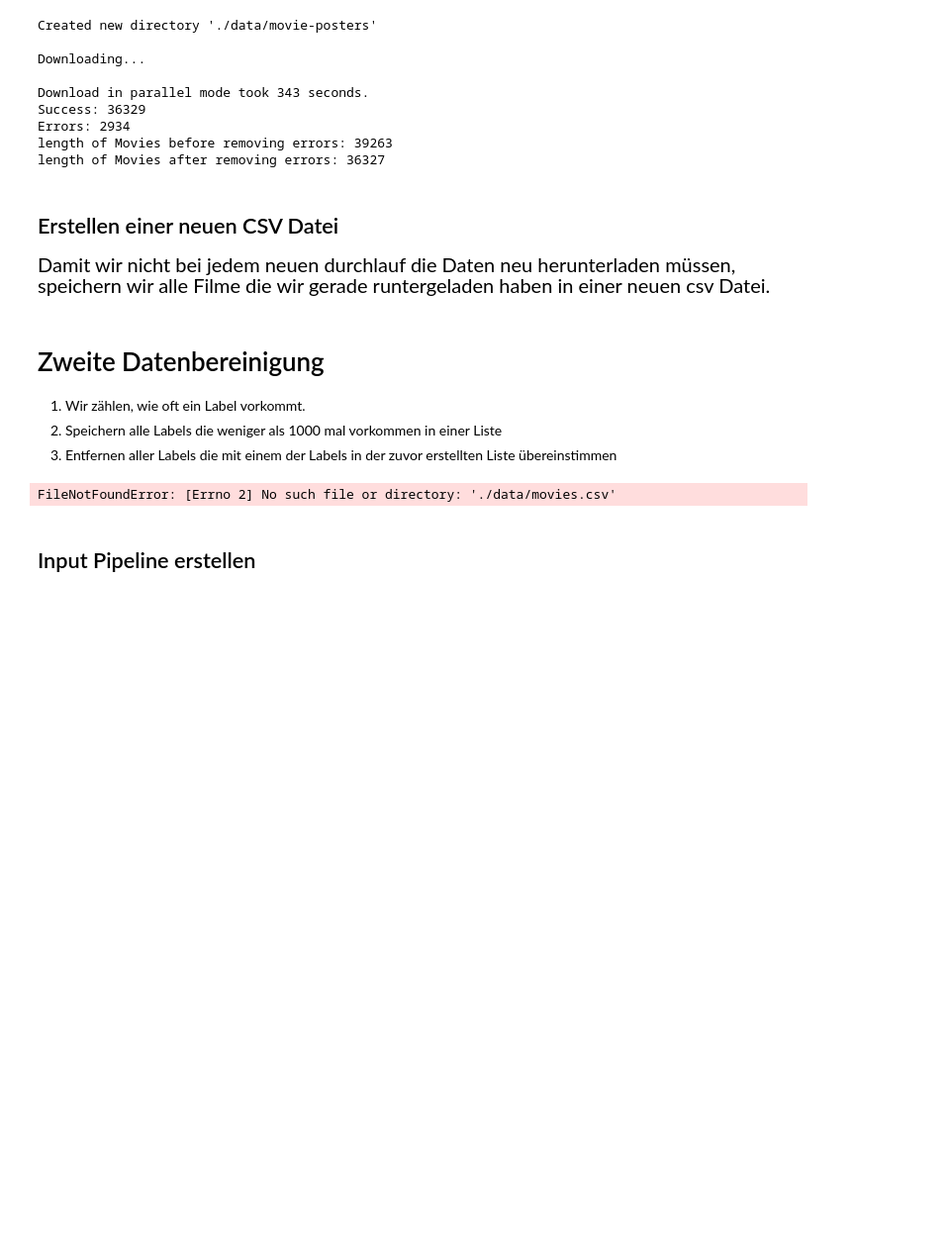
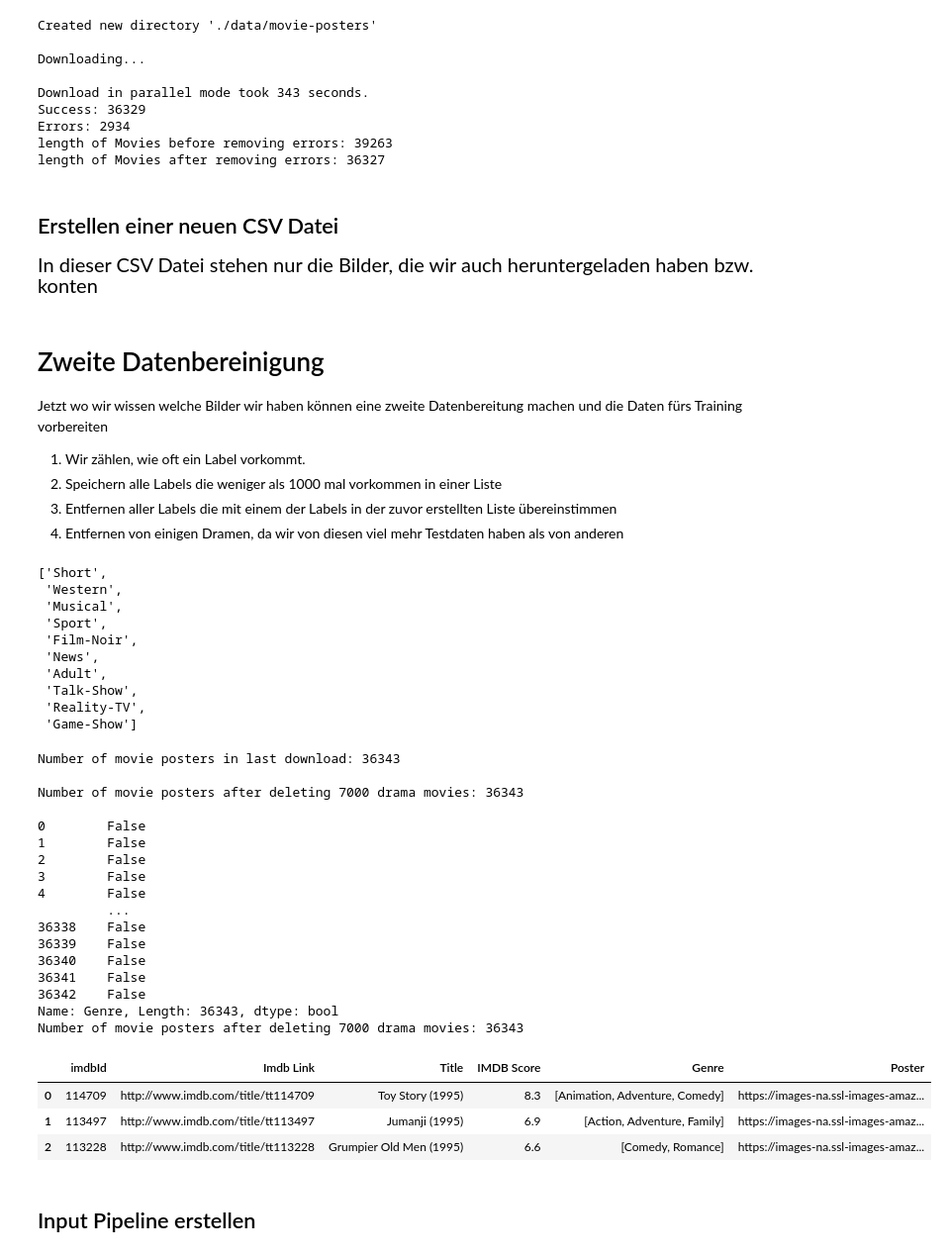
Before and after one commit to justTill/DatenanalyseImWeb, a Jupyter notebook: projekt/movie-genre-classifier.ipynb, the cells around one changed output. Shown at 99% size. Drawn from its saved outputs; the diff is of its cells as text; code cells hidden in the pictures; blank space fills up the shorter version.

```diff
--- a/projekt/movie-genre-classifier.ipynb
+++ b/projekt/movie-genre-classifier.ipynb
@@ -176,7 +173,7 @@ length of Movies after removing errors: 36327
 # %% [markdown]
 <h2> Erstellen einer neuen CSV Datei</h2>
 <p style="font-size:20px">
-Damit wir nicht bei jedem neuen durchlauf die Daten neu herunterladen müssen, speichern wir alle Filme die wir gerade runtergeladen haben in einer neuen csv Datei.
+In dieser CSV Datei stehen nur die Bilder, die wir auch heruntergeladen haben bzw. konten
 </p>
 # %%
 data_dir = "./data"
@@ -185,31 +182,63 @@ if not os.path.exists(data_dir):
 movie_data.to_csv(os.path.join(data_dir, "movies.csv"), index=False)
 # %% [markdown]
 # Zweite Datenbereinigung
+Jetzt wo wir wissen welche Bilder wir haben können eine zweite Datenbereitung machen und die Daten fürs Training vorbereiten
  1. Wir zählen, wie oft ein Label vorkommt.
  2. Speichern alle Labels die weniger als 1000 mal vorkommen in einer Liste
  3. Entfernen aller Labels die mit einem der Labels in der zuvor erstellten Liste übereinstimmen
+ 4. Entfernen von einigen Dramen, da wir von diesen viel mehr Testdaten haben als von anderen
 # %%
 movie_data = pd.read_csv("./data/movies.csv")
 
-label_freq = movie_data['Genre'].apply(lambda s: str(s).split(
-    '|')).explode().value_counts().sort_values(ascending=False)
-rare = list(label_freq[label_freq < 1000].index)
+label_freq = movie_data['Genre'].apply(lambda s: str(s).split('|')).explode().value_counts().sort_values(ascending=False)
+rare = list(label_freq[label_freq<1000].index)
 
 display(rare)
 # Display what genres do we have and how many do we have
 # evtl Dramen rauschmeißen
 print("Number of movie posters in last download: {}\n".format(len(movie_data)))
-movie_data['Genre'] = movie_data['Genre'].apply(
-    lambda s: [l for l in str(s).split('|') if l not in rare])
-
+movie_data['Genre'] = movie_data['Genre'].apply(lambda s: [l for l in str(s).split('|') if l not in rare])
 # remove 10000 movies with only drama as genre
-movie_data = movie_data[~movie_data['Genre'] == ["Drama"]]
+print("Number of movie posters after deleting 7000 drama movies: {}\n".format(
+    len(movie_data)))
+dramaRemove = movie_data["Genre"].apply(lambda s: s == ["Drama"])
+print(dramaRemove)
 print("Number of movie posters after deleting 7000 drama movies: {}\n".format(
     len(movie_data)))
 
 movie_data.head(3)
 # %% [output]
-FileNotFoundError: [Errno 2] No such file or directory: './data/movies.csv'
+['Short',
+ 'Western',
+ 'Musical',
+ 'Sport',
+ 'Film-Noir',
+ 'News',
+ 'Adult',
+ 'Talk-Show',
+ 'Reality-TV',
+ 'Game-Show']
+Number of movie posters in last download: 36343
+
+Number of movie posters after deleting 7000 drama movies: 36343
+
+0        False
+1        False
+2        False
+3        False
+4        False
+         ...
+36338    False
+36339    False
+36340    False
+36341    False
+36342    False
+Name: Genre, Length: 36343, dtype: bool
+Number of movie posters after deleting 7000 drama movies: 36343
+|  | imdbId | Imdb Link | Title | IMDB Score | Genre | Poster |
+| 0 | 114709 | http://www.imdb.com/title/tt114709 | Toy Story (1995) | 8.3 | [Animation, Adventure, Comedy] | https://images-na.ssl-images-amaz... |
+| 1 | 113497 | http://www.imdb.com/title/tt113497 | Jumanji (1995) | 6.9 | [Action, Adventure, Family] | https://images-na.ssl-images-amaz... |
+| 2 | 113228 | http://www.imdb.com/title/tt113228 | Grumpier Old Men (1995) | 6.6 | [Comedy, Romance] | https://images-na.ssl-images-amaz... |
 # %% [markdown]
 ## Input Pipeline erstellen
 # %%
```
Also changed, not shown: parts of 2 cells of this notebook.
